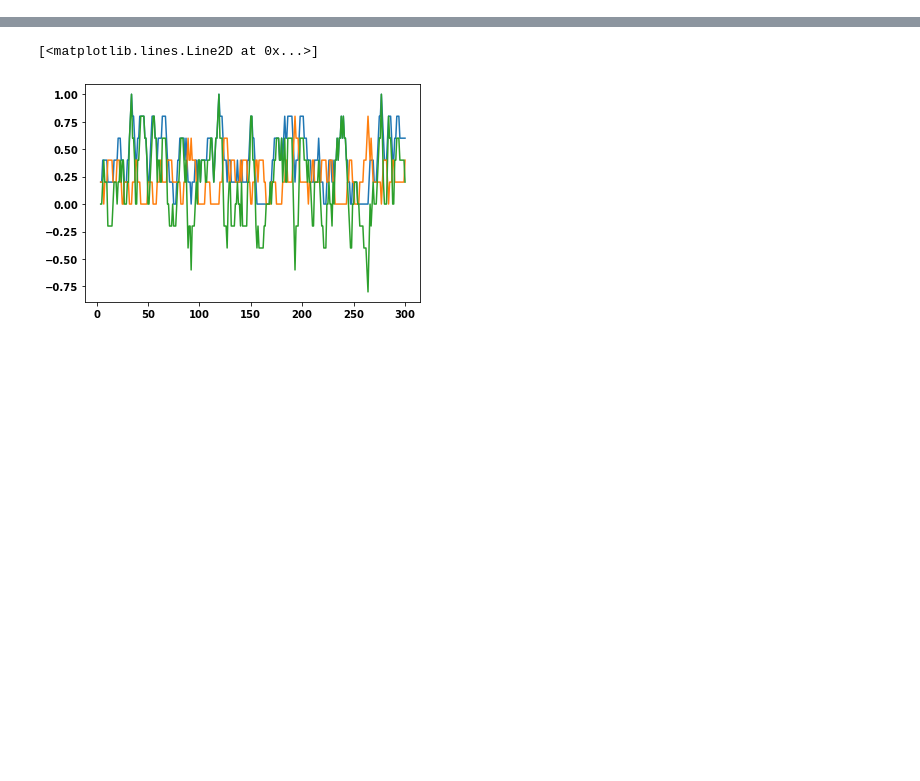
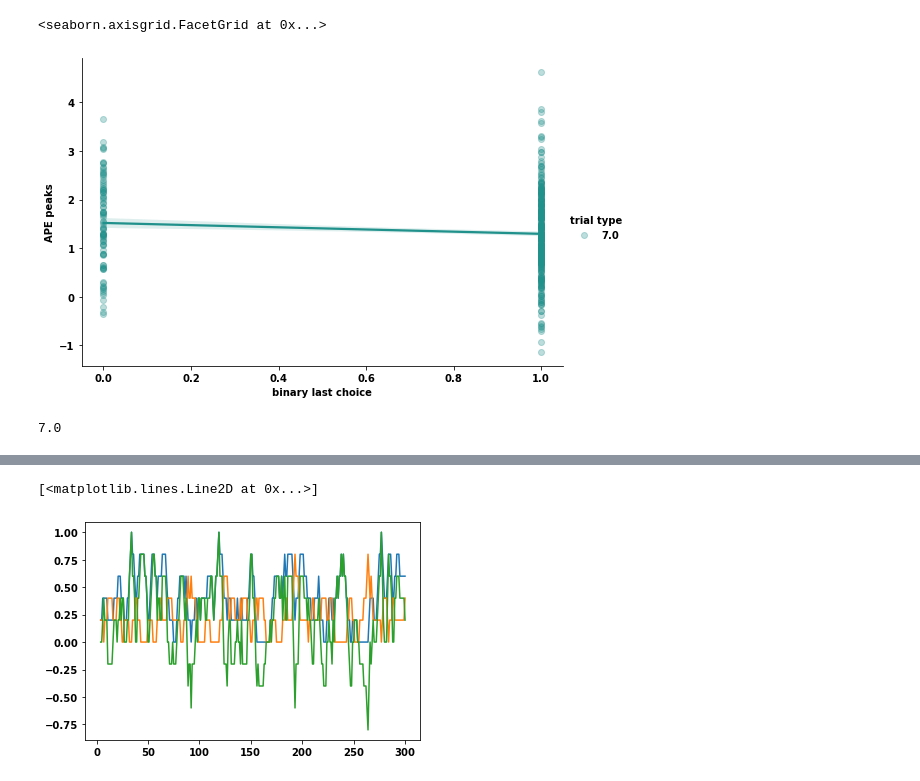
Before and after one commit to fgreenstreet/APE_paper, a Jupyter notebook: supp7/movement_vs_trial_num_regression/bias_analysis_all_trials_APE_size.ipynb, the cells around one changed output, grey strips where cells are left out. Saved outputs shown, nothing was run; the diff lists cells and outputs as text; code cells hidden in the pictures; blank space fills up the shorter version.

```diff
--- a/supp7/movement_vs_trial_num_regression/bias_analysis_all_trials_APE_size.ipynb
+++ b/supp7/movement_vs_trial_num_regression/bias_analysis_all_trials_APE_size.ipynb
@@ -136,0 +135,27 @@ plt.plot(all_session_data['last outcome'])
+# %%
+import pandas as pd
+import statsmodels.api as sm
+df = all_session_data
+
+
+# Step 4: Filter for trials where the current side is 'contra'
+df['previous stim same'] = df['last trial type'] == df['trial type']
+df['previous stim same'] = df['previous stim same'].astype(int)
+df_contra = df[(df['side'] == 'contra') & (df['trial type'] == contra_trial_type)].dropna()
+
+# Step 5: Run the regression separately for each trial type and store coefficients
+coefficients = {}
+
+
+df_trial = df_contra[df_contra['previous stim same'] == 1]
+# Define predictors and response
+
+X = df_trial['binary last choice']
+X = sm.add_constant(X)  # Add a constant term to the model
+y = df_trial['APE peaks']
+
+# Fit the regression model
+model = sm.OLS(y, X).fit()
+
+# Print the regression results
+print(model.summary())
@@ -136,0 +180,9 @@ plt.plot(all_session_data['last outcome'])
+# %%
+sns.lmplot(x='binary last choice', y='APE peaks', data=df_trial, hue='trial type', aspect=1.5, ci=68, palette='viridis',  scatter_kws={'alpha':0.3} )
+# %% [output]
+<seaborn.axisgrid.FacetGrid at 0x...>
+[figure, added]
+# %%
+contra_trial_type
+# %% [output]
+7.0
```
Also changed, not shown: parts of 19 cells of this notebook.
